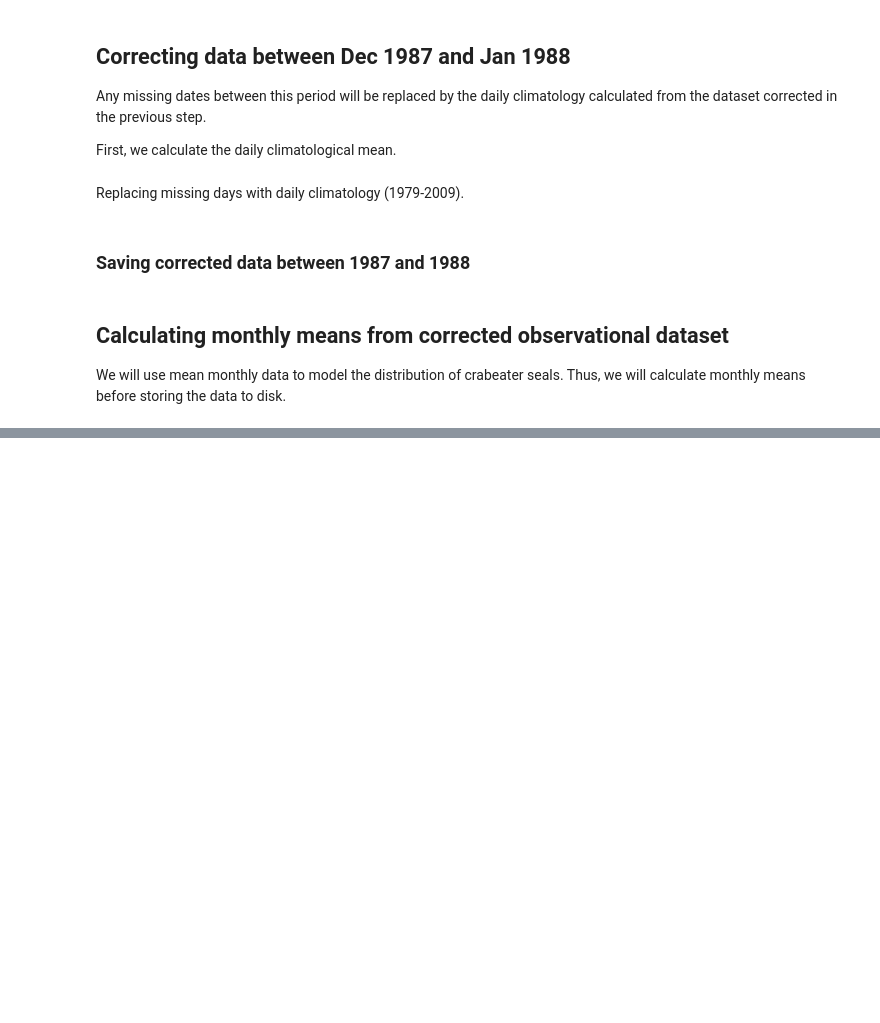
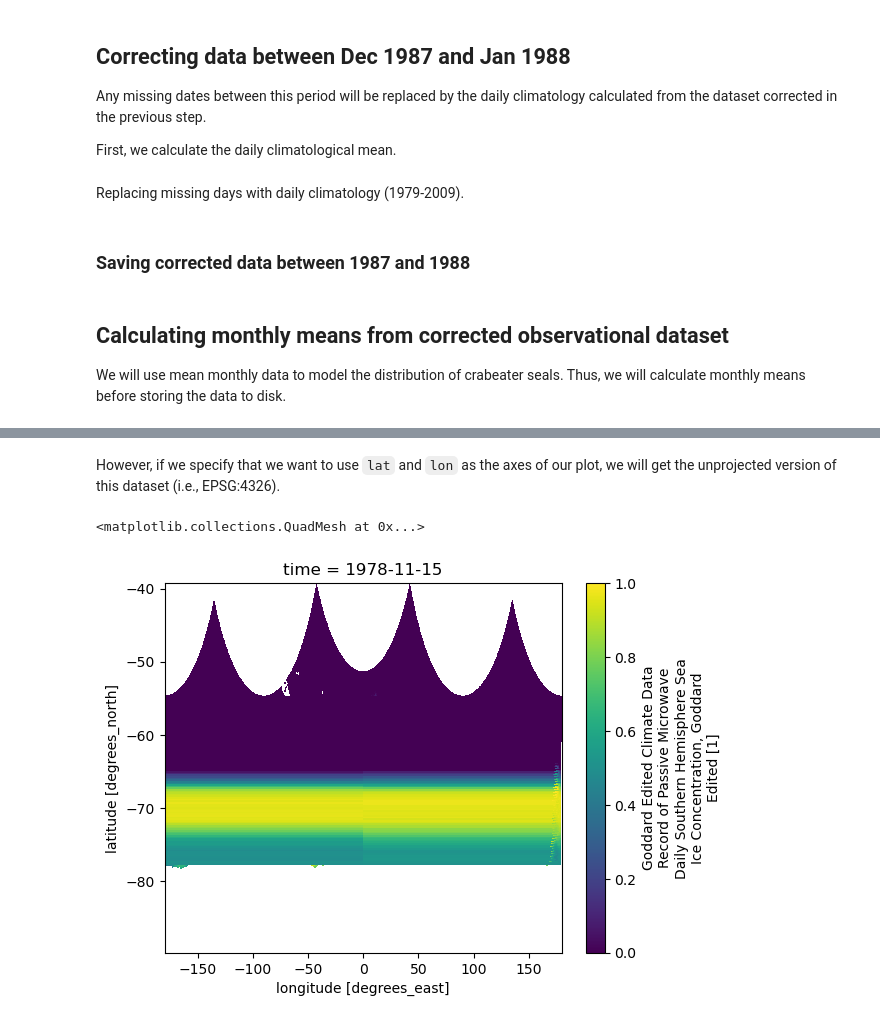
Before and after one commit to lidefi87/Crabeater_Distribution_East_Antarctica, a Jupyter notebook: Scripts/02_Environmental_Data/Obs_SIC-NASA.ipynb, the cells around one changed output, grey strips where cells are left out. Cells and saved outputs as stored; diff of their text form; code cells hidden in the pictures; blank space fills up the shorter version.

```diff
--- a/Scripts/02_Environmental_Data/Obs_SIC-NASA.ipynb
+++ b/Scripts/02_Environmental_Data/Obs_SIC-NASA.ipynb
@@ -322,0 +359,7 @@ Attributes: (0)
+# %% [markdown]
+However, if we specify that we want to use `lat` and `lon` as the axes of our plot, we will get the unprojected version of this dataset (i.e., EPSG:4326).
+# %%
+reproj_sic_obs.isel(time = 0).plot(x = 'lon', y = 'lat')
+# %% [output]
+<matplotlib.collections.QuadMesh at 0x...>
+[figure, added]
```
Also changed, not shown: parts of 23 cells of this notebook.
